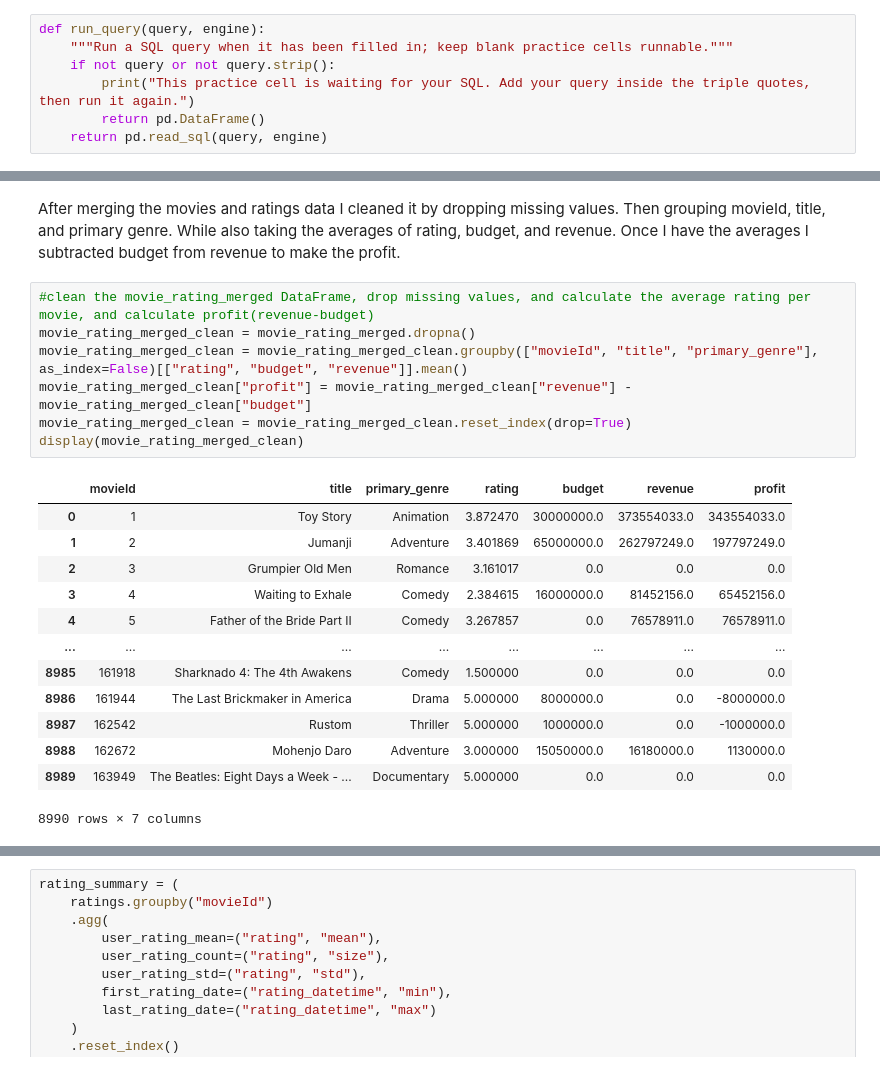
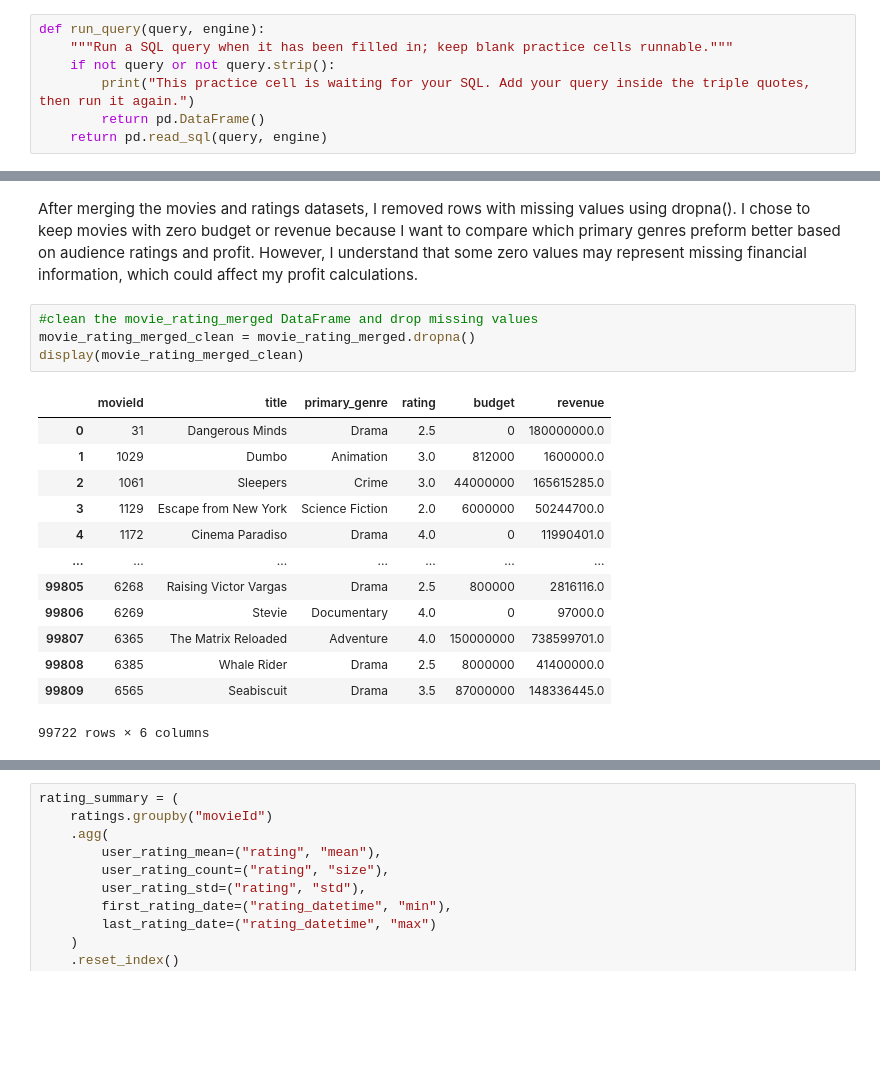
Before and after one commit to mlholg99/ban6003-project-movie-template-Meagan_Holguin, a Jupyter notebook: notebooks/movies_project_starter.ipynb, the cells around one changed output, grey strips where cells are left out. Drawn from its saved outputs; the diff is of its cells as text; blank space fills up the shorter version.

```diff
--- a/notebooks/movies_project_starter.ipynb
+++ b/notebooks/movies_project_starter.ipynb
@@ -507,23 +504,20 @@ display(movie_rating_merged)
 # %% [markdown]
-After merging the movies and ratings data I cleaned it by dropping missing values. Then grouping movieId, title, and primary genre. While also taking the averages of rating, budget, and revenue. Once I have the averages I subtracted budget from revenue to make the profit.
+After merging the movies and ratings datasets, I removed rows with missing values using dropna(). I chose to keep movies with zero budget or revenue because I want to compare which primary genres preform better based on audience ratings and profit. However, I understand that some zero values may represent missing financial information, which could affect my profit calculations.
 # %%
-#clean the movie_rating_merged DataFrame, drop missing values, and calculate the average rating per movie, and calculate profit(revenue-budget)
+#clean the movie_rating_merged DataFrame and drop missing values
 movie_rating_merged_clean = movie_rating_merged.dropna()
-movie_rating_merged_clean = movie_rating_merged_clean.groupby(["movieId", "title", "primary_genre"], as_index=False)[["rating", "budget", "revenue"]].mean()
-movie_rating_merged_clean["profit"] = movie_rating_merged_clean["revenue"] - movie_rating_merged_clean["budget"]
-movie_rating_merged_clean = movie_rating_merged_clean.reset_index(drop=True)
 display(movie_rating_merged_clean)
 # %% [output]
-|  | movieId | title | primary_genre | rating | budget | revenue | profit |
-| 0 | 1 | Toy Story | Animation | 3.872470 | 30000000.0 | 373554033.0 | 343554033.0 |
-| 1 | 2 | Jumanji | Adventure | 3.401869 | 65000000.0 | 262797249.0 | 197797249.0 |
-| 2 | 3 | Grumpier Old Men | Romance | 3.161017 | 0.0 | 0.0 | 0.0 |
-| 3 | 4 | Waiting to Exhale | Comedy | 2.384615 | 16000000.0 | 81452156.0 | 65452156.0 |
-| 4 | 5 | Father of the Bride Part II | Comedy | 3.267857 | 0.0 | 76578911.0 | 76578911.0 |
-| ... | ... | ... | ... | ... | ... | ... | ... |
-| 8985 | 161918 | Sharknado 4: The 4th Awakens | Comedy | 1.500000 | 0.0 | 0.0 | 0.0 |
-| 8986 | 161944 | The Last Brickmaker in America | Drama | 5.000000 | 8000000.0 | 0.0 | -8000000.0 |
-| 8987 | 162542 | Rustom | Thriller | 5.000000 | 1000000.0 | 0.0 | -1000000.0 |
-| 8988 | 162672 | Mohenjo Daro | Adventure | 3.000000 | 15050000.0 | 16180000.0 | 1130000.0 |
-| 8989 | 163949 | The Beatles: Eight Days a Week - ... | Documentary | 5.000000 | 0.0 | 0.0 | 0.0 |
+|  | movieId | title | primary_genre | rating | budget | revenue |
+| 0 | 31 | Dangerous Minds | Drama | 2.5 | 0 | 180000000.0 |
+| 1 | 1029 | Dumbo | Animation | 3.0 | 812000 | 1600000.0 |
+| 2 | 1061 | Sleepers | Crime | 3.0 | 44000000 | 165615285.0 |
+| 3 | 1129 | Escape from New York | Science Fiction | 2.0 | 6000000 | 50244700.0 |
+| 4 | 1172 | Cinema Paradiso | Drama | 4.0 | 0 | 11990401.0 |
+| ... | ... | ... | ... | ... | ... | ... |
+| 99805 | 6268 | Raising Victor Vargas | Drama | 2.5 | 800000 | 2816116.0 |
+| 99806 | 6269 | Stevie | Documentary | 4.0 | 0 | 97000.0 |
+| 99807 | 6365 | The Matrix Reloaded | Adventure | 4.0 | 150000000 | 738599701.0 |
+| 99808 | 6385 | Whale Rider | Drama | 2.5 | 8000000 | 41400000.0 |
+| 99809 | 6565 | Seabiscuit | Drama | 3.5 | 87000000 | 148336445.0 |
-8990 rows × 7 columns
+99722 rows × 6 columns
```
Also changed, not shown: parts of 6 cells of this notebook.
